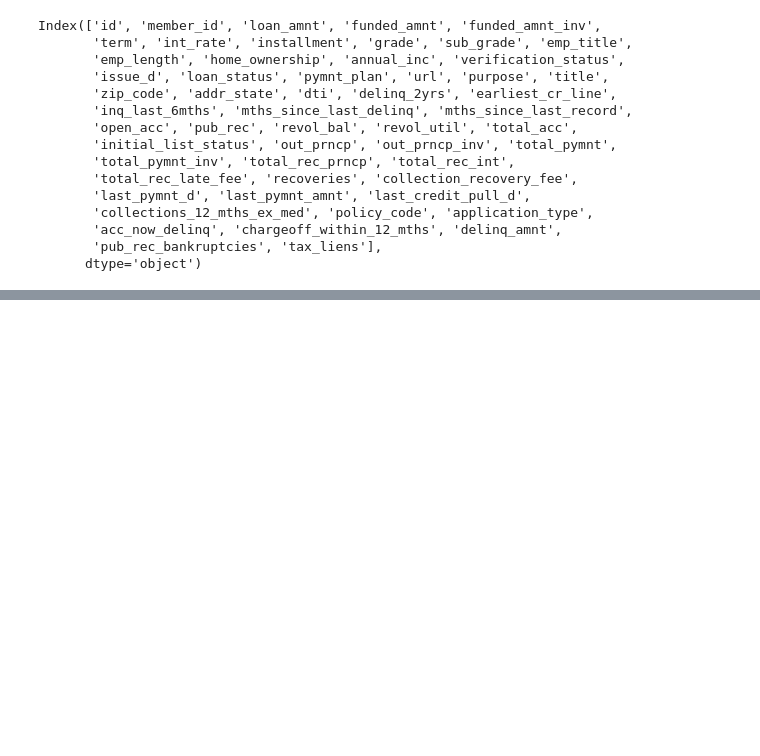
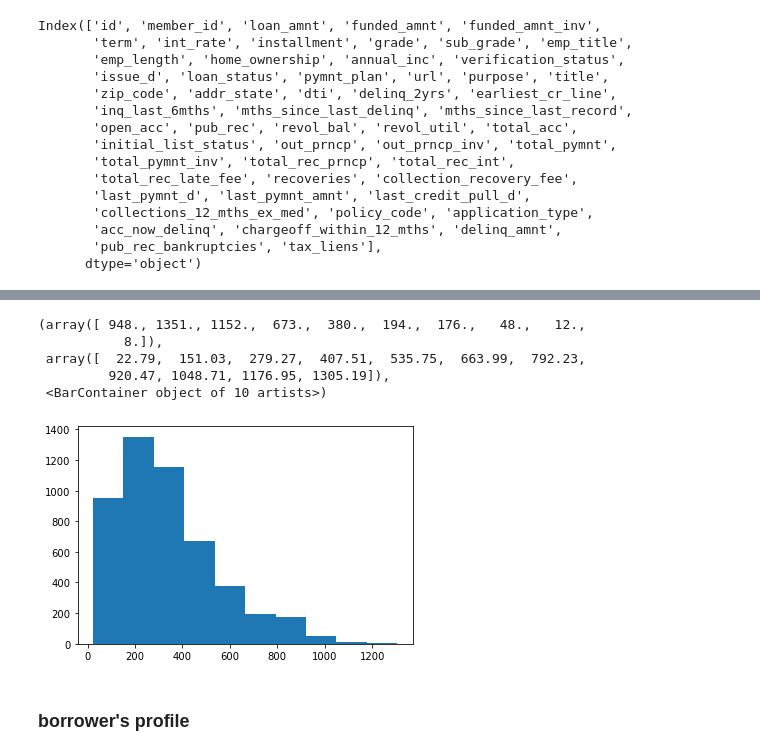
Before and after one commit to venbee/lending-case-study, a Jupyter notebook: Lending case study EDA.ipynb, the cells around one changed output, grey strips where cells are left out. Saved outputs shown, nothing was run; the diff lists cells and outputs as text; code cells hidden in the pictures; blank space fills up the shorter version.

```diff
--- a/Lending case study EDA.ipynb
+++ b/Lending case study EDA.ipynb
@@ -157,0 +190,11 @@ df.corr()
+# %%
+plt.hist(default['installment'])
+# %% [output]
+(array([ 948., 1351., 1152.,  673.,  380.,  194.,  176.,   48.,   12.,
+           8.]),
+ array([  22.79,  151.03,  279.27,  407.51,  535.75,  663.99,  792.23,
+         920.47, 1048.71, 1176.95, 1305.19]),
+ <BarContainer object of 10 artists>)
+[figure, added]
+# %% [markdown]
+### borrower's profile
```
Also changed, not shown: parts of 21 cells of this notebook.
